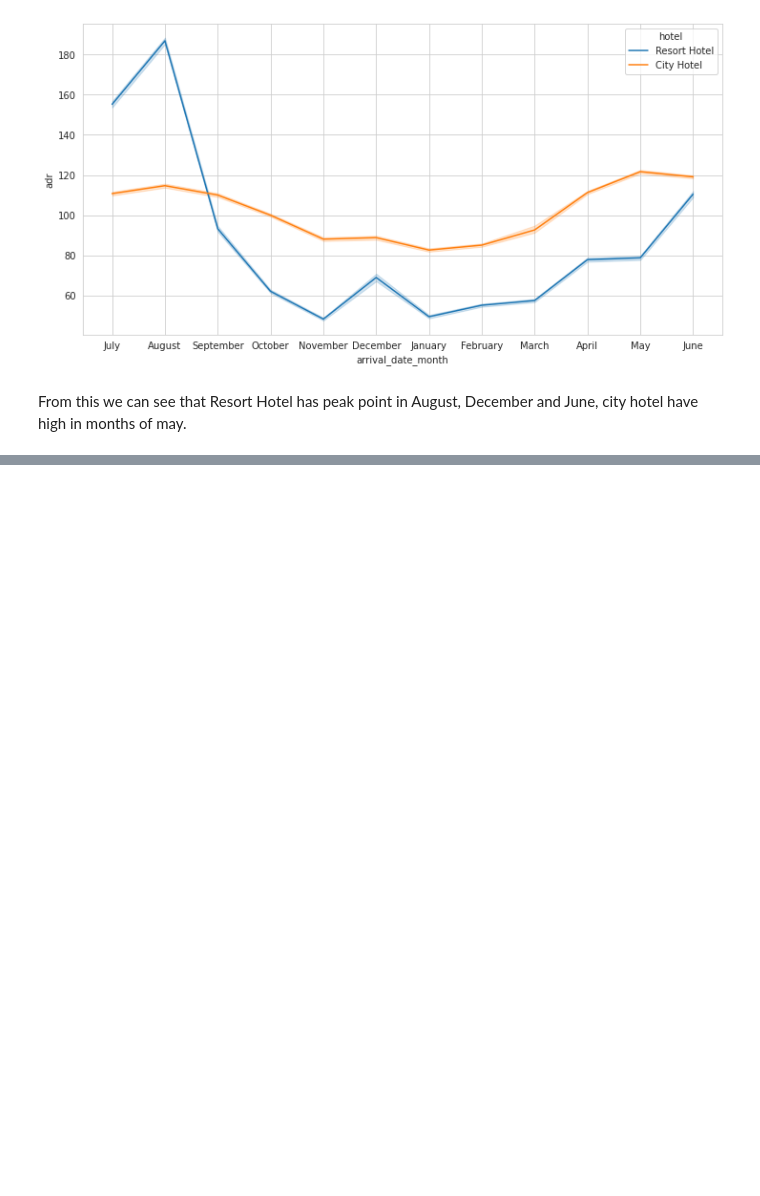
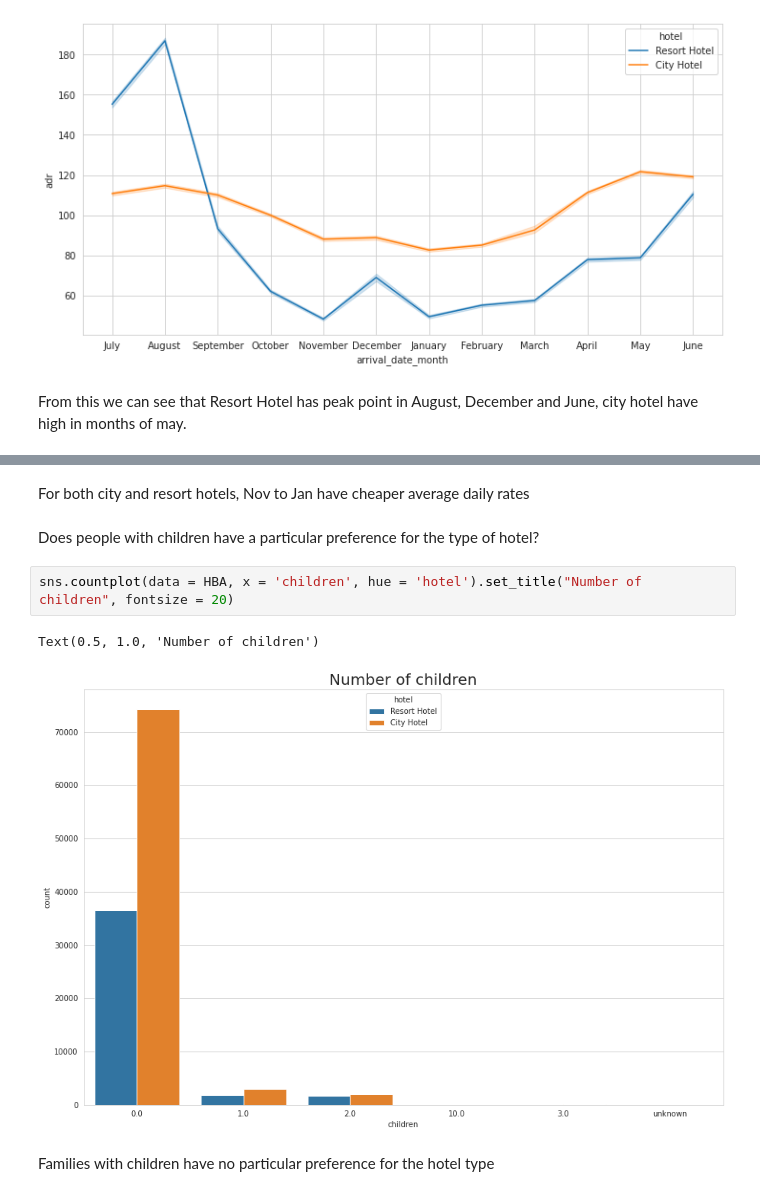
Before and after one commit to VermaSanjayrk/Hotel-booking-Analysis, a Jupyter notebook: Sanjay_Hotel_Booking_Analysis_Capstone_Project.ipynb, the cells around one changed output, grey strips where cells are left out. Cells and saved outputs as stored; diff of their text form; blank space fills up the shorter version.

```diff
--- a/Sanjay_Hotel_Booking_Analysis_Capstone_Project.ipynb
+++ b/Sanjay_Hotel_Booking_Analysis_Capstone_Project.ipynb
@@ -596,0 +643,11 @@ From this we can see that Resort Hotel has peak point in August, December and Ju
+# %% [markdown]
+For both city and resort hotels, Nov to Jan have cheaper average daily rates
+# %% [markdown]
+Does people with children have a particular preference for the type of hotel?
+# %%
+sns.countplot(data = HBA, x = 'children', hue = 'hotel').set_title("Number of children", fontsize = 20)
+# %% [output]
+Text(0.5, 1.0, 'Number of children')
+[figure, added]
+# %% [markdown]
+Families with children have no particular preference for the hotel type
```
Also changed, not shown: parts of 11 cells of this notebook.
